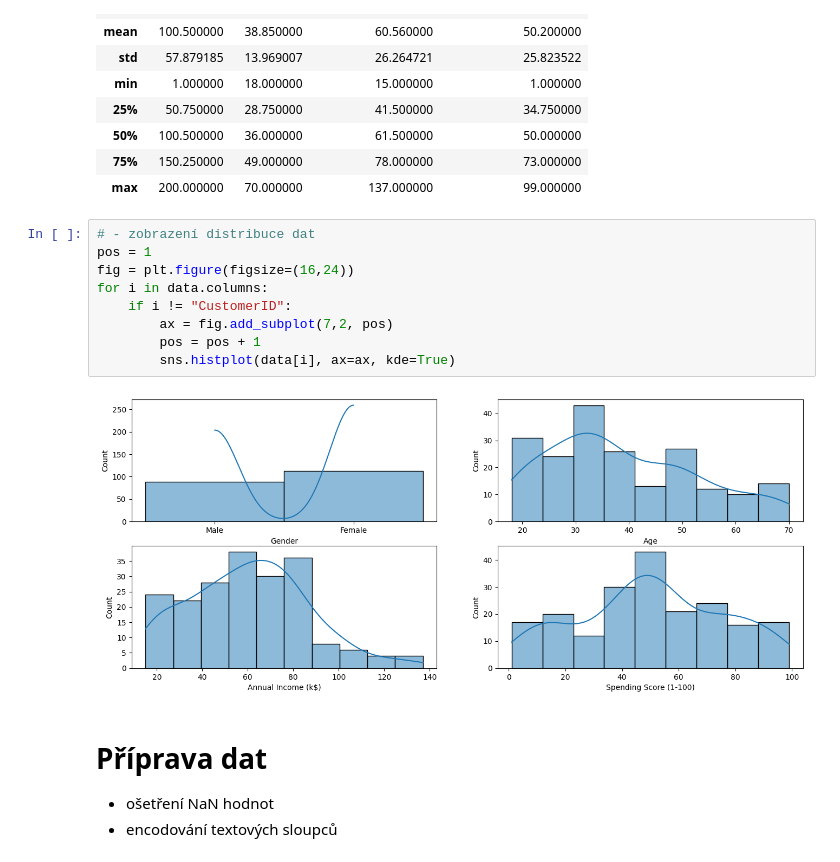
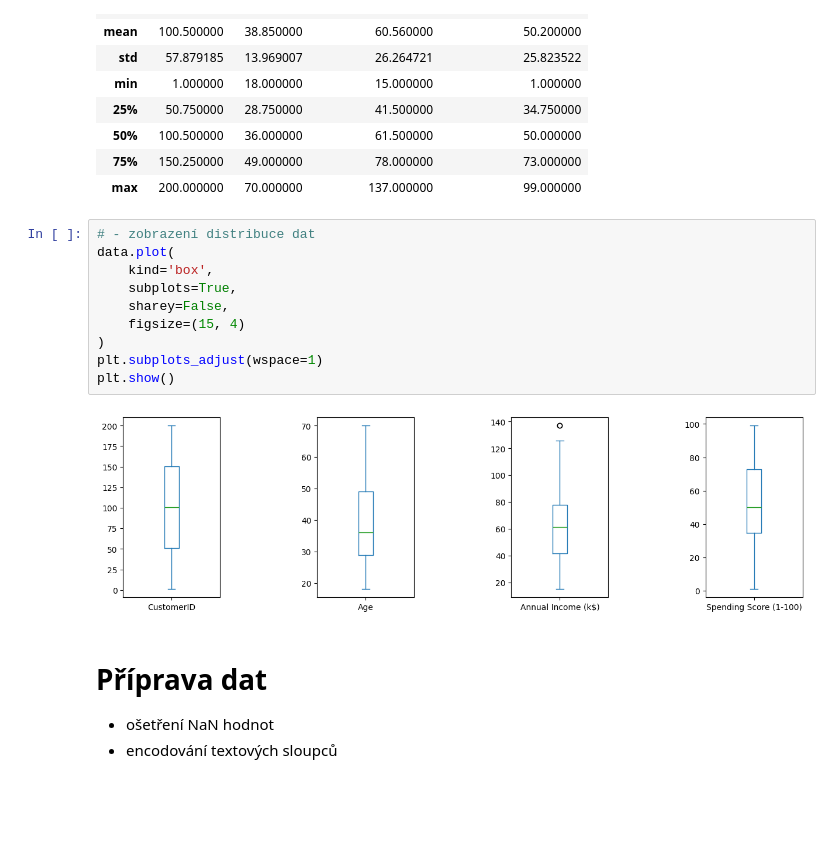
Before and after one commit to University-of-Pardubice/bmlai-cviceni-per5ect, a Jupyter notebook: 05_Klasifikace/05_D_ukol_kmean.ipynb, the cells around one changed output. Saved outputs shown, nothing was run; the diff lists cells and outputs as text; blank space fills up the shorter version.

```diff
--- a/05_Klasifikace/05_D_ukol_kmean.ipynb
+++ b/05_Klasifikace/05_D_ukol_kmean.ipynb
@@ -70,15 +70,16 @@ data.describe()
 | max | 200.000000 | 70.000000 | 137.000000 | 99.000000 |
 # %%
 # - zobrazení distribuce dat
-pos = 1
-fig = plt.figure(figsize=(16,24))
-for i in data.columns:
-    if i != "CustomerID":
-        ax = fig.add_subplot(7,2, pos)
-        pos = pos + 1
-        sns.histplot(data[i], ax=ax, kde=True)
+data.plot(
+    kind='box',
+    subplots=True,
+    sharey=False,
+    figsize=(15, 4)
+)
+plt.subplots_adjust(wspace=1)
+plt.show()
 # %% [output]
-[figure, old version]
+[figure, new version]
 # %% [markdown]
 # Příprava dat
 - ošetření NaN hodnot
```
Also changed, not shown: parts of 10 cells of this notebook.
